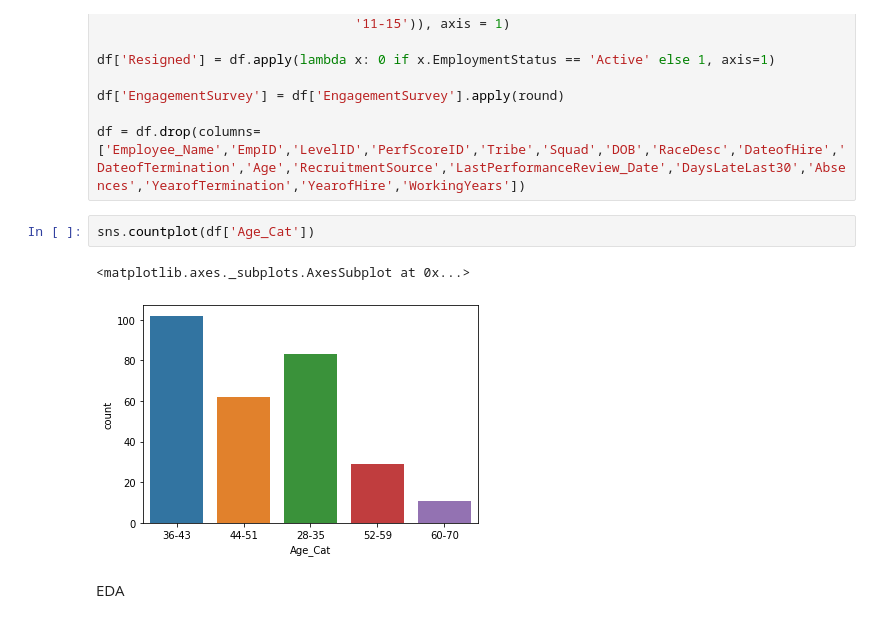
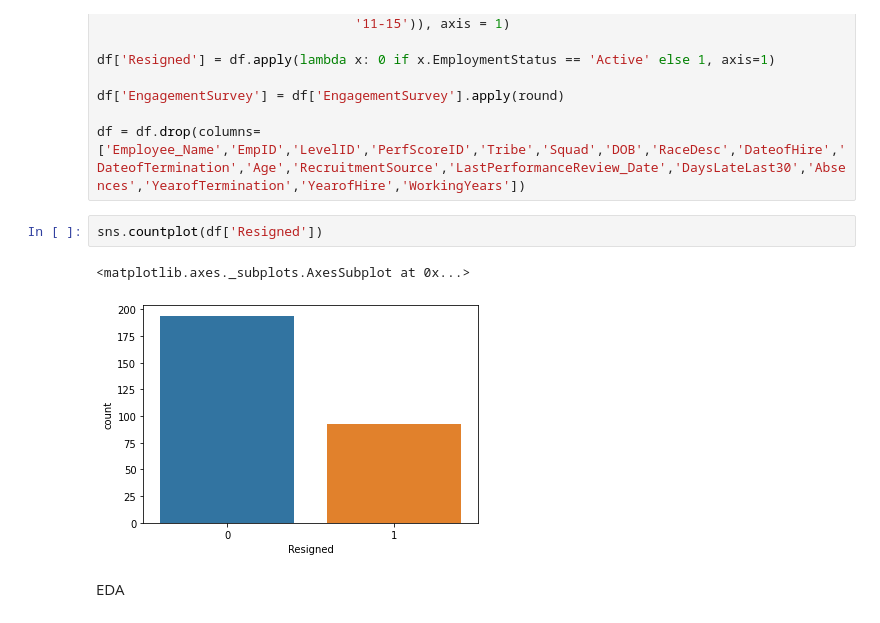
Before and after one commit to ariqnfl/hr-clustering, a Jupyter notebook: cdx.ipynb, the cells around one changed output. Drawn from its saved outputs; the diff is of its cells as text.

```diff
--- a/cdx.ipynb
+++ b/cdx.ipynb
@@ -132,10 +133,10 @@ df['EngagementSurvey'] = df['EngagementSurvey'].apply(round)
 
 df = df.drop(columns=['Employee_Name','EmpID','LevelID','PerfScoreID','Tribe','Squad','DOB','RaceDesc','DateofHire','DateofTermination','Age','RecruitmentSource','LastPerformanceReview_Date','DaysLateLast30','Absences','YearofTermination','YearofHire','WorkingYears'])
 # %%
-sns.countplot(df['Age_Cat'])
+sns.countplot(df['Resigned'])
 # %% [output]
 <matplotlib.axes._subplots.AxesSubplot at 0x...>
-[figure, old version]
+[figure, new version]
 # %% [markdown]
 EDA
 # %%
```
Also changed, not shown: parts of 14 cells of this notebook.
